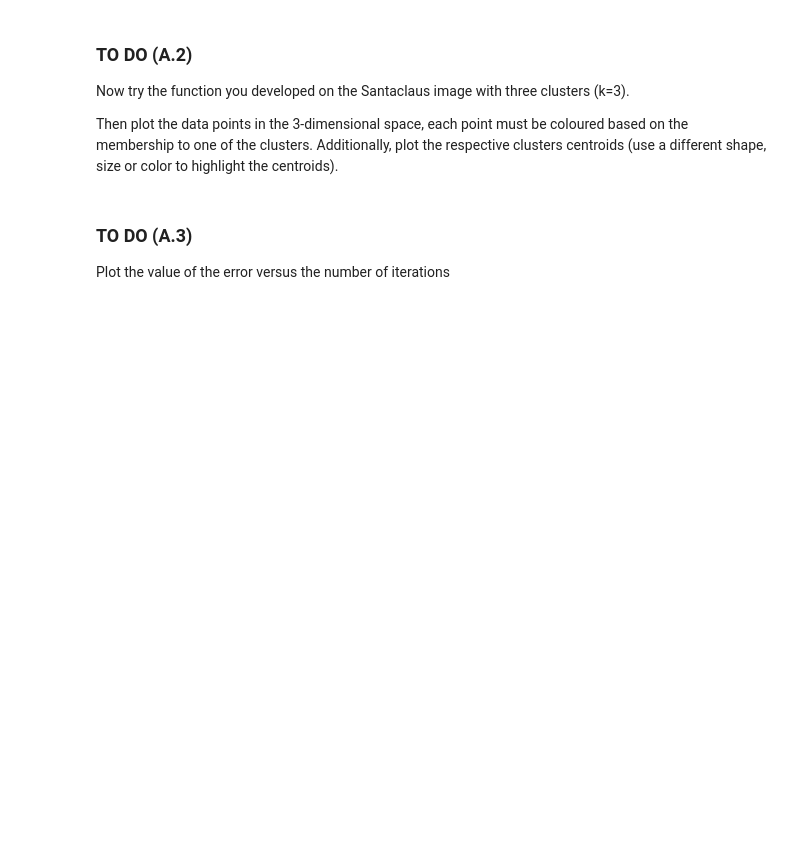
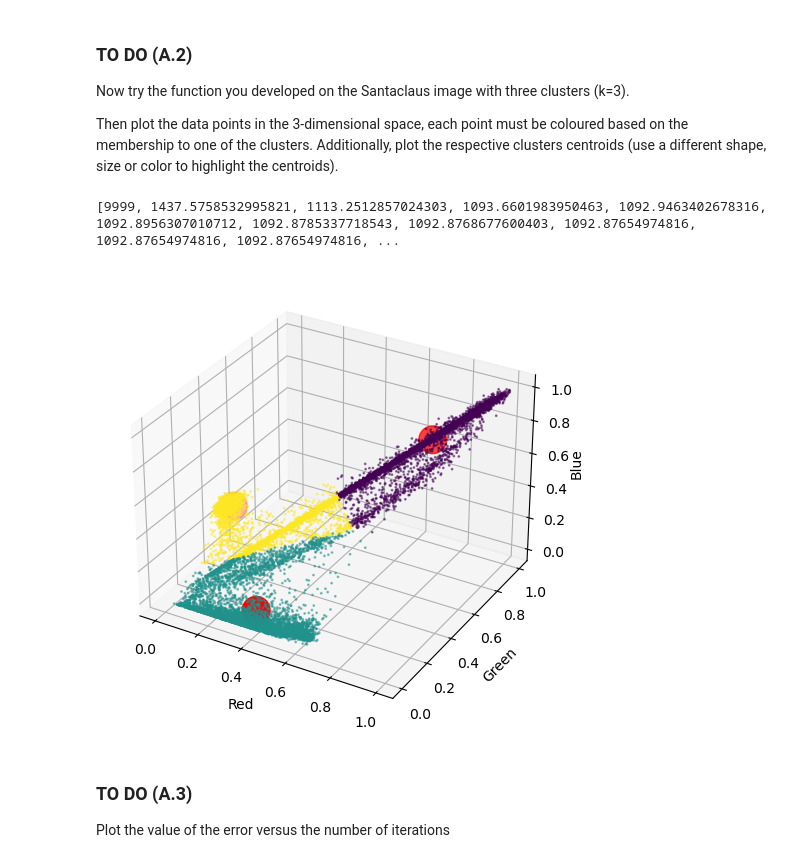
Before and after one commit to Kallo27/MachineLearning, a Jupyter notebook: Lab3/calandrabuonaura_lorenzo_lab03.ipynb, the cells around one changed output. Saved outputs shown, nothing was run; the diff lists cells and outputs as text; code cells hidden in the pictures; blank space fills up the shorter version.

```diff
--- a/Lab3/calandrabuonaura_lorenzo_lab03.ipynb
+++ b/Lab3/calandrabuonaura_lorenzo_lab03.ipynb
@@ -255,6 +255,7 @@ def my_kmeans(points: np.ndarray, k: int, max_iters: int = 50) -> tp.Tuple[np.nd
     # use sigma and mean to ensure it represent the whole data
 
     # ADD YOUR CODE HERE
+    centroids = points.mean() + points.std() * np.random.rand(k, points.shape[1])
 
     prev_error = 100000
     error = [9999]
@@ -263,16 +264,28 @@ def my_kmeans(points: np.ndarray, k: int, max_iters: int = 50) -> tp.Tuple[np.nd
     iters = 0
     while (error[iters] != prev_error) and iters < max_iters:
         # Measure the distance to every center
-        # ADD YOUR CODE HERE
+        distances = []
+        for point in points:
+            distances.append([np.linalg.norm(point-centroid) for centroid in centroids])
 
         # Assign all training data to closest center
-        # ADD YOUR CODE HERE
+        clusters = np.zeros(points.shape[0])
+
+        for i in range(len(distances)):
+            index_min = np.argmin(distances[i])
+            clusters[i] = index_min
 
         # Calculate mean for every cluster and update the center
-        # ADD YOUR CODE HERE
+        for i in range(k):
+            centroids[i] = np.mean(points[clusters == i], axis=0)
 
         # Update the error
-        # ADD YOUR CODE HERE
+        err = 0
+        for i in range(k):
+            for point in points[clusters == i]:
+                err += (np.linalg.norm(point-centroids[i]))**2
+
+        error.append(err)
 
         # Update the iteration counter
         iters += 1
@@ -286,13 +299,17 @@ Now try the function you developed on the Santaclaus image with three clusters (
 Then plot the data points in the 3-dimensional space, each point must be coloured based on the membership to one of the clusters. Additionally, plot the respective clusters centroids (use a different shape, size or color to highlight the centroids).
 # %%
 # Run your K-means function on the data
-# ADD YOUR CODE HERE
+my_kmeans_results = my_kmeans(santaclaus_reshaped,  3)
+centroids, clusters, error = my_kmeans_results
 
 # Print the errors:
-# ADD YOUR CODE HERE
+print(error)
 
 # Plot the results
-# ADD YOUR CODE HERE
+scatter_plot(santaclaus_reshaped, clusters, centroids)
+# %% [output]
+[9999, 1437.5758532995821, 1113.2512857024303, 1093.6601983950463, 1092.9463402678316, 1092.8956307010712, 1092.8785337718543, 1092.8768677600403, 1092.87654974816, 1092.87654974816, 1092.87654974816, ...
+[figure, added]
 # %% [markdown]
 ### TO DO (A.3)
 Plot the value of the error versus the number of iterations
```
Also changed, not shown: parts of 13 cells of this notebook.
